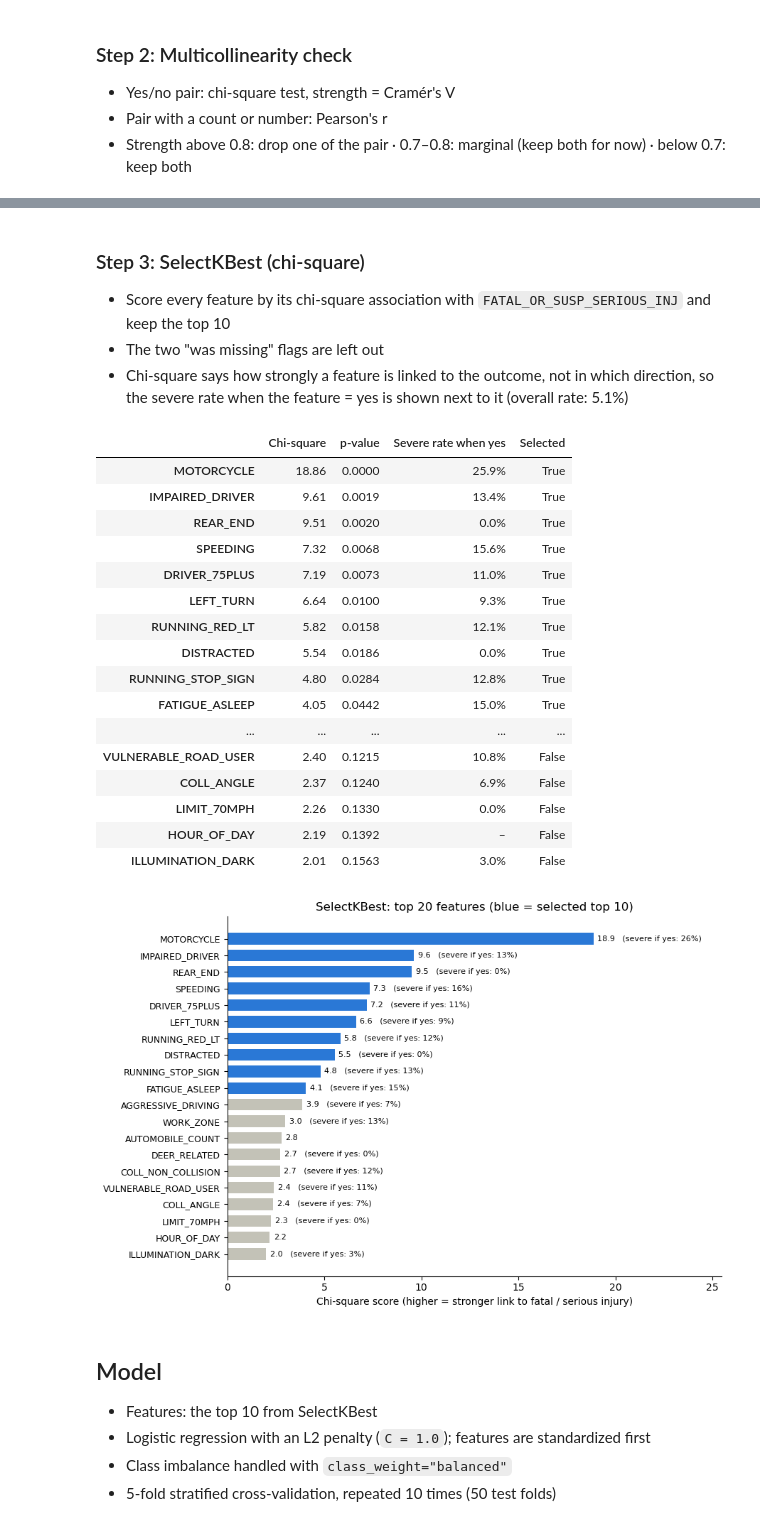
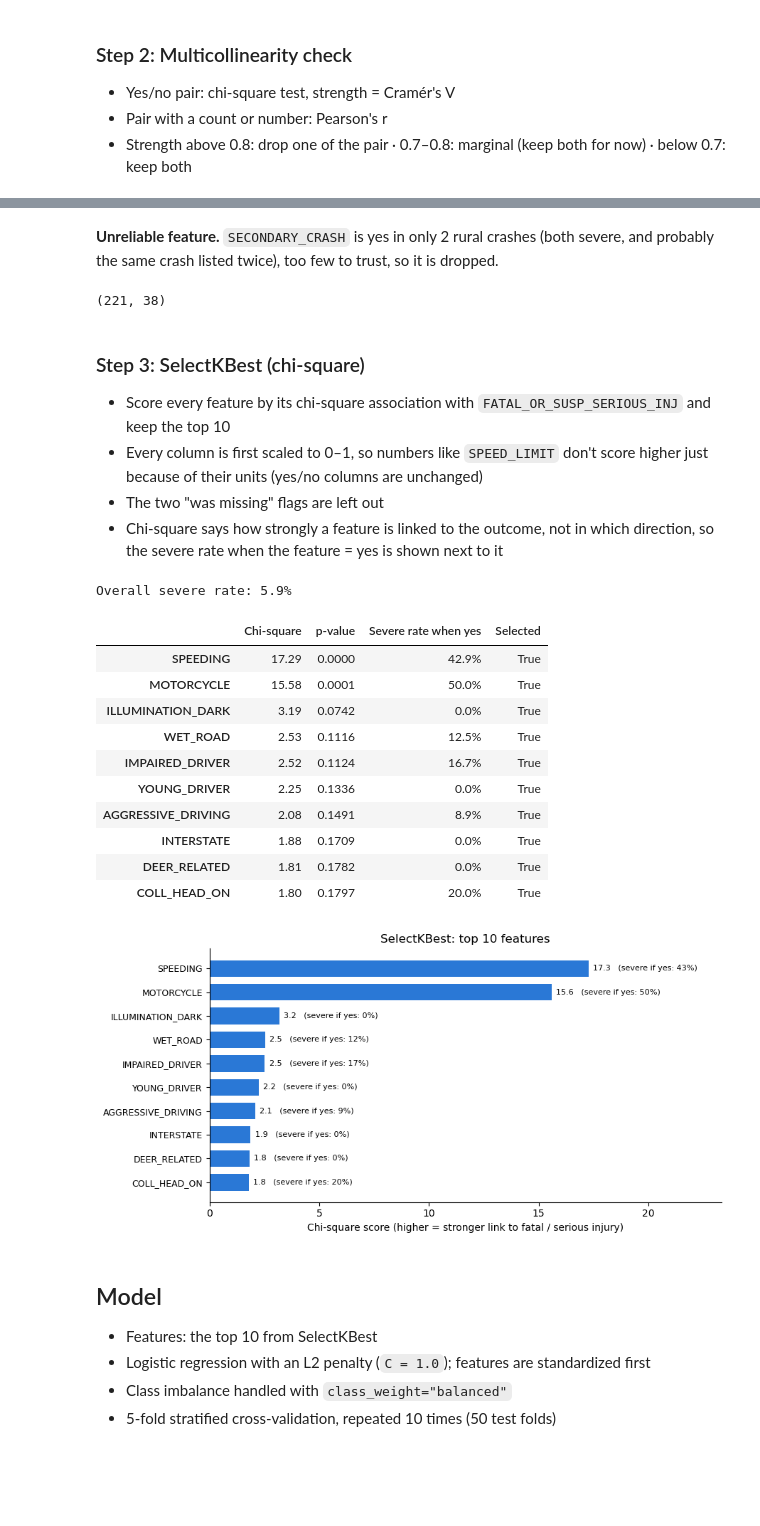
Before and after one commit to jonathanwilsonami/crash-missing-data-bias, a Jupyter notebook: traffic_models.ipynb, the cells around one changed output, grey strips where cells are left out. Saved outputs shown, nothing was run; the diff lists cells and outputs as text; code cells hidden in the pictures; blank space fills up the shorter version.

```diff
--- a/traffic_models.ipynb
+++ b/traffic_models.ipynb
@@ -192,5 +212,9 @@ collision_names = {0: "NON_COLLISION", 1: "REAR_END", 2: "HEAD_ON", 3: "BACKING"
 y = df[TARGET]
 X = df.drop(columns=[TARGET, "COUNTY", "URBAN_AREA", "URBAN_RURAL", "ROAD_CONDITION", "COLLISION_TYPE"])
 X = X.join(pd.get_dummies(df["COLLISION_TYPE"].map(collision_names), prefix="COLL").astype(int))
+
+constant = [c for c in X if X[c].nunique() == 1]          # same value in every rural crash
+X = X.drop(columns=constant)
+print("Dropped constant columns:", constant)
 X.shape
 # %% [output]
@@ -270,8 +298,8 @@ plot_pairs(pairs, "Feature pairs with association ≥ 0.5")
 to_drop = ["DRIVER_COUNT_16YR", "DRIVER_COUNT_17YR", "DRIVER_COUNT_18YR", "DRIVER_COUNT_19YR",
            "DRIVER_COUNT_20YR", "DRIVER_COUNT_50_64YR", "DRIVER_COUNT_65_74YR", "DRIVER_COUNT_75PLUS",
            "ALCOHOL_RELATED", "DRINKING_DRIVER", "ILLEGAL_DRUG_RELATED",
-           "PEDESTRIAN", "PED_COUNT", "COLL_HIT_NON_MOTORIST",
-           "MULTIPLE_VEHICLE", "VEHICLE_COUNT", "SUDDEN_DEER", "COLL_OTHER", "COLL_REAR_END", "WORK_ZONE_IND"]
+           "MULTIPLE_VEHICLE", "VEHICLE_COUNT", "TOTAL_UNITS", "SUDDEN_DEER", "COLL_OTHER",
+           "SCHOOL_BUS", "COLL_REAR_END", "WORK_ZONE_IND"]
 X = X.drop(columns=to_drop)
 
 pairs_after = association_pairs(X.drop(columns=["MOTORCYCLE_MISSING", "STOP_CONTROLLED_INT_MISSING"]))
@@ -285,14 +359,25 @@ pairs_after[pairs_after["Strength"] >= 0.7]
+# %% [markdown]
+**Unreliable feature.** `SECONDARY_CRASH` is yes in only 2 rural crashes (both severe, and probably the same crash listed twice), too few to trust, so it is dropped.
+# %%
+X = X.drop(columns=["SECONDARY_CRASH"])
+X.shape
+# %% [output]
+(221, 38)
 # %% [markdown]
 ### Step 3: SelectKBest (chi-square)
 
 - Score every feature by its chi-square association with `FATAL_OR_SUSP_SERIOUS_INJ` and keep the top 10
+- Every column is first scaled to 0–1, so numbers like `SPEED_LIMIT` don't score higher just because of their units (yes/no columns are unchanged)
 - The two "was missing" flags are left out
-- Chi-square says how strongly a feature is linked to the outcome, not in which direction, so the severe rate when the feature = yes is shown next to it (overall rate: 5.1%)
+- Chi-square says how strongly a feature is linked to the outcome, not in which direction, so the severe rate when the feature = yes is shown next to it
 # %%
 from sklearn.feature_selection import SelectKBest, chi2
+from sklearn.preprocessing import MinMaxScaler
 
-X_kbest = X.drop(columns=["MOTORCYCLE_MISSING", "STOP_CONTROLLED_INT_MISSING"])
-selector = SelectKBest(chi2, k=10).fit(X_kbest, y)
+X_kbest = X.drop(columns=[c for c in ["MOTORCYCLE_MISSING", "STOP_CONTROLLED_INT_MISSING"] if c in X])
+print(f"Overall severe rate: {y.mean():.1%}")
+X_scaled = pd.DataFrame(MinMaxScaler().fit_transform(X_kbest), columns=X_kbest.columns)
+selector = SelectKBest(chi2, k=10).fit(X_scaled, y)
 
 ranking = pd.DataFrame({
     "Chi-square": selector.scores_,
@@ -302,41 +387,36 @@ ranking = pd.DataFrame({
 ranking["Selected"] = ranking.index.isin(X_kbest.columns[selector.get_support()])
 
 top10 = ranking.index[ranking["Selected"]].tolist()
-ranking.head(20).style.format({"Chi-square": "{:.2f}", "p-value": "{:.4f}", "Severe rate when yes": "{:.1%}"}, na_rep="–")
+ranking.head(10).style.format({"Chi-square": "{:.2f}", "p-value": "{:.4f}", "Severe rate when yes": "{:.1%}"}, na_rep="–")
 # %% [output]
+Overall severe rate: 5.9%
 |  | Chi-square | p-value | Severe rate when yes | Selected |
-| MOTORCYCLE | 18.86 | 0.0000 | 25.9% | True |
-| IMPAIRED_DRIVER | 9.61 | 0.0019 | 13.4% | True |
-| REAR_END | 9.51 | 0.0020 | 0.0% | True |
-| SPEEDING | 7.32 | 0.0068 | 15.6% | True |
-| DRIVER_75PLUS | 7.19 | 0.0073 | 11.0% | True |
-| LEFT_TURN | 6.64 | 0.0100 | 9.3% | True |
-| RUNNING_RED_LT | 5.82 | 0.0158 | 12.1% | True |
-| DISTRACTED | 5.54 | 0.0186 | 0.0% | True |
-| RUNNING_STOP_SIGN | 4.80 | 0.0284 | 12.8% | True |
-| FATIGUE_ASLEEP | 4.05 | 0.0442 | 15.0% | True |
-| ... | ... | ... | ... | ... |
-| VULNERABLE_ROAD_USER | 2.40 | 0.1215 | 10.8% | False |
-| COLL_ANGLE | 2.37 | 0.1240 | 6.9% | False |
-| LIMIT_70MPH | 2.26 | 0.1330 | 0.0% | False |
-| HOUR_OF_DAY | 2.19 | 0.1392 | – | False |
-| ILLUMINATION_DARK | 2.01 | 0.1563 | 3.0% | False |
+| SPEEDING | 17.29 | 0.0000 | 42.9% | True |
+| MOTORCYCLE | 15.58 | 0.0001 | 50.0% | True |
+| ILLUMINATION_DARK | 3.19 | 0.0742 | 0.0% | True |
+| WET_ROAD | 2.53 | 0.1116 | 12.5% | True |
+| IMPAIRED_DRIVER | 2.52 | 0.1124 | 16.7% | True |
+| YOUNG_DRIVER | 2.25 | 0.1336 | 0.0% | True |
+| AGGRESSIVE_DRIVING | 2.08 | 0.1491 | 8.9% | True |
+| INTERSTATE | 1.88 | 0.1709 | 0.0% | True |
+| DEER_RELATED | 1.81 | 0.1782 | 0.0% | True |
+| COLL_HEAD_ON | 1.80 | 0.1797 | 20.0% | True |
 # %%
-top = ranking.head(20).iloc[::-1]
-fig, ax = plt.subplots(figsize=(9, 6))
-ax.barh(top.index, top["Chi-square"], color=["#2a78d6" if s else "#c3c2b7" for s in top["Selected"]], height=0.7)
+top = ranking.head(10).iloc[::-1]
+fig, ax = plt.subplots(figsize=(9, 4.5))
+ax.barh(top.index, top["Chi-square"], color="#2a78d6", height=0.7)
 for i, (score, rate) in enumerate(zip(top["Chi-square"], top["Severe rate when yes"])):
     ax.text(score + 0.2, i, f"{score:.1f}   (severe if yes: {rate:.0%})" if pd.notna(rate) else f"{score:.1f}", va="center", fontsize=8)
 ax.set_xlabel("Chi-square score (higher = stronger link to fatal / serious injury)")
-ax.set_title("SelectKBest: top 20 features (blue = selected top 10)")
+ax.set_title("SelectKBest: top 10 features")
 ax.set_xlim(0, top["Chi-square"].max() * 1.35)
 ax.tick_params(axis="y", labelsize=9)
 for s in ["top", "right"]:
     ax.spines[s].set_visible(False)
 plt.tight_layout()
 plt.show()
 # %% [output]
-[figure, old version]
+[figure, new version]
 # %% [markdown]
 ## Model
 
```
Also changed, not shown: parts of 27 cells of this notebook, 1 other file.
